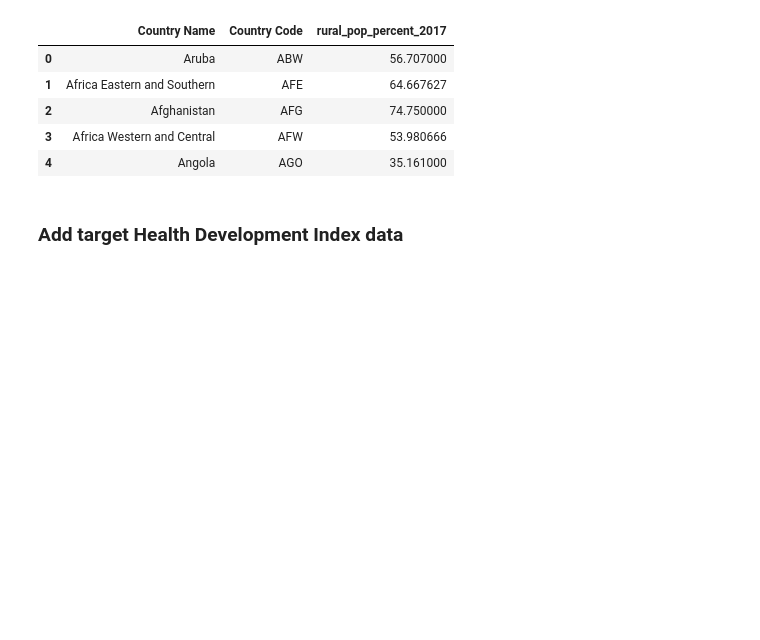
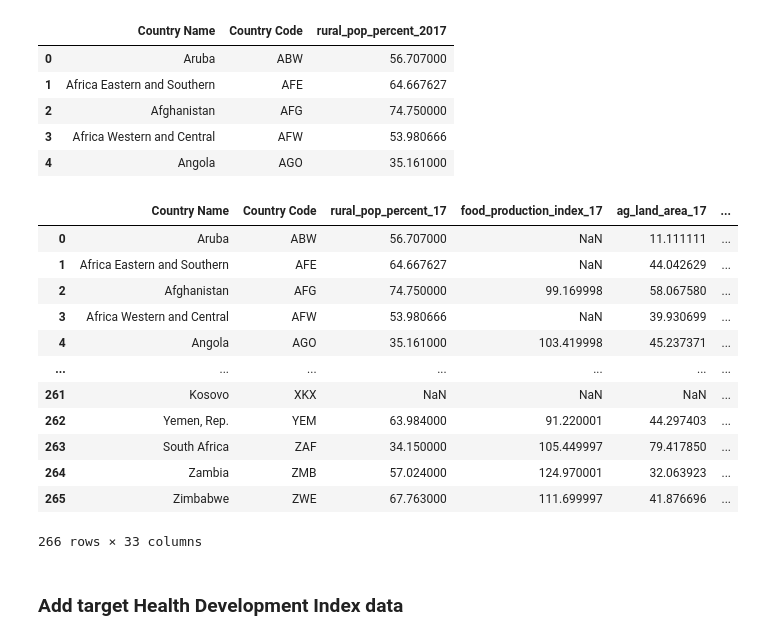
Before and after one commit to pemurp19/Predicting-HDI---Human-Development-Indicators, a Jupyter notebook: code/getting_data.ipynb, the cells around one changed output. Saved outputs shown, nothing was run; the diff lists cells and outputs as text; code cells hidden in the pictures; blank space fills up the shorter version.

Commit message:
fixed merged df

```diff
--- a/code/getting_data.ipynb
+++ b/code/getting_data.ipynb
@@ -159,11 +159,10 @@ def merged_table(names_list, path_list):
     # Creating data frames for each indicator
     # appends the name of each new data frame to a list to be used in the merge
 
-    for name in names_list:
-        for path in path_list:
-            df_name = world_bank_csv(name, path, name) # calling the function that was created previously
-            data_frames.append(df_name)
-            time.sleep(1)
+    for i in range(len(names_list)):
+        df_name = world_bank_csv(names[i], file_paths[i], names[i]) # calling the function that was created previously
+        data_frames.append(df_name)
+        time.sleep(1)
     # the reduce function code was adapted from everestial007 response on stack overflow (https://stackoverflow.com/questions/44327999/python-pandas-merge-multiple-dataframes)
     # merging the dataframes
     merged_df = reduce(lambda left,right: pd.merge(left,right,
@@ -181,7 +180,21 @@ def merged_table(names_list, path_list):
 # %%
 merged_df = merged_table(names, file_paths)
 # %%
-merged_df.head()
+merged_df
+# %% [output]
+|  | Country Name | Country Code | rural_pop_percent_17 | food_production_index_17 | ag_land_area_17 | ... |
+| 0 | Aruba | ABW | 56.707000 | NaN | 11.111111 | ... |
+| 1 | Africa Eastern and Southern | AFE | 64.667627 | NaN | 44.042629 | ... |
+| 2 | Afghanistan | AFG | 74.750000 | 99.169998 | 58.067580 | ... |
+| 3 | Africa Western and Central | AFW | 53.980666 | NaN | 39.930699 | ... |
+| 4 | Angola | AGO | 35.161000 | 103.419998 | 45.237371 | ... |
+| ... | ... | ... | ... | ... | ... | ... |
+| 261 | Kosovo | XKX | NaN | NaN | NaN | ... |
+| 262 | Yemen, Rep. | YEM | 63.984000 | 91.220001 | 44.297403 | ... |
+| 263 | South Africa | ZAF | 34.150000 | 105.449997 | 79.417850 | ... |
+| 264 | Zambia | ZMB | 57.024000 | 124.970001 | 32.063923 | ... |
+| 265 | Zimbabwe | ZWE | 67.763000 | 111.699997 | 41.876696 | ... |
+266 rows × 33 columns
 # %%
 merged_df.to_csv('../datasets/merged_df.csv', index=False) # saved combined data frame to csv
 # ready for further cleaning
```
Also changed, not shown: parts of 3 cells of this notebook, 2 other files.
